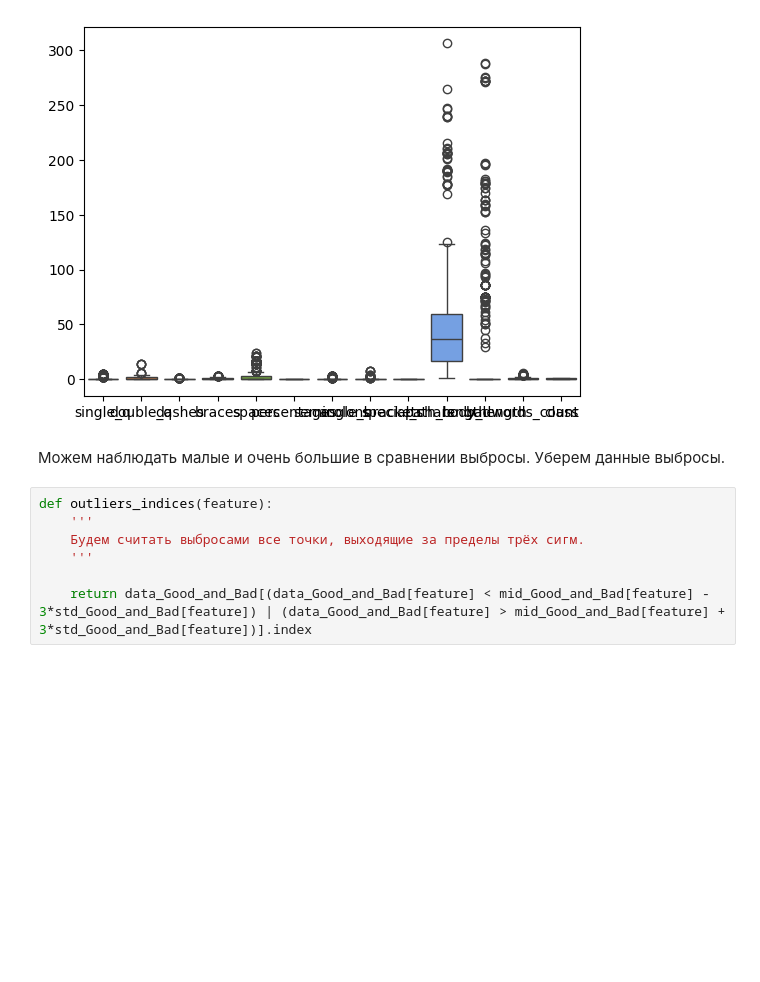
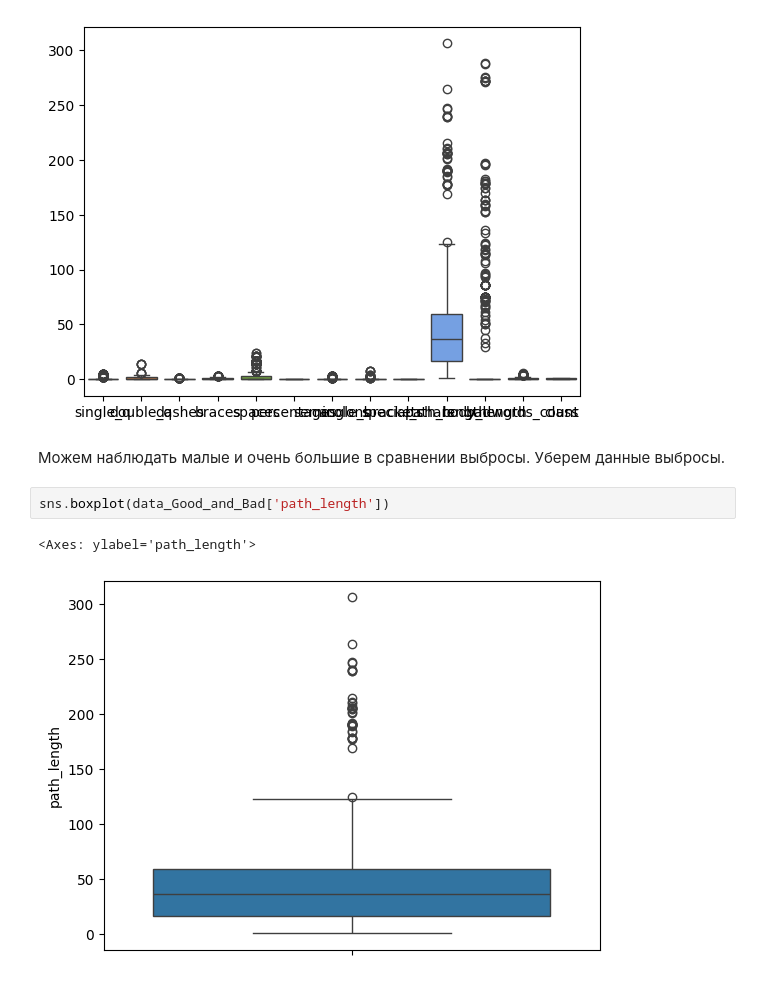
Before and after one commit to SokIvan/ML_Web_Traffic, a Jupyter notebook: ML.ipynb, the cells around one changed output. Saved outputs shown, nothing was run; the diff lists cells and outputs as text; blank space fills up the shorter version.

```diff
--- a/ML.ipynb
+++ b/ML.ipynb
@@ -346,10 +369,8 @@ sns.boxplot(data_Good_and_Bad)
 [figure]
 # %% [markdown]
 Можем наблюдать малые и очень большие в сравнении выбросы. Уберем данные выбросы.
-# %%
-def outliers_indices(feature):
-    '''
-    Будем считать выбросами все точки, выходящие за пределы трёх сигм.
-    '''
-
-    return data_Good_and_Bad[(data_Good_and_Bad[feature] < mid_Good_and_Bad[feature] - 3*std_Good_and_Bad[feature]) | (data_Good_and_Bad[feature] > mid_Good_and_Bad[feature] + 3*std_Good_and_Bad[feature])].index
+# %%
+sns.boxplot(data_Good_and_Bad['path_length'])
+# %% [output]
+<Axes: ylabel='path_length'>
+[figure, added]
```
Also changed, not shown: parts of 19 cells of this notebook.
